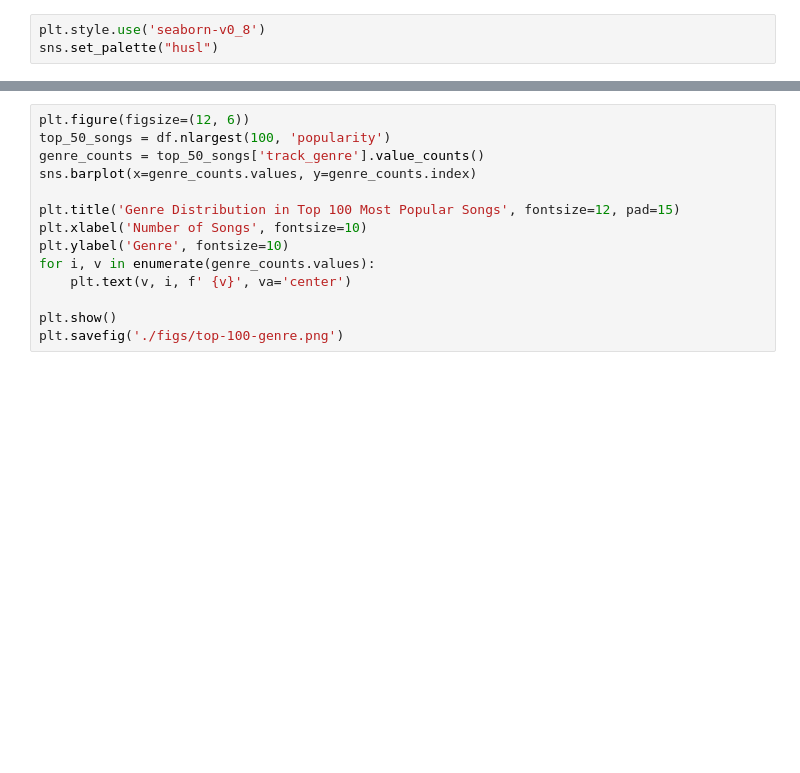
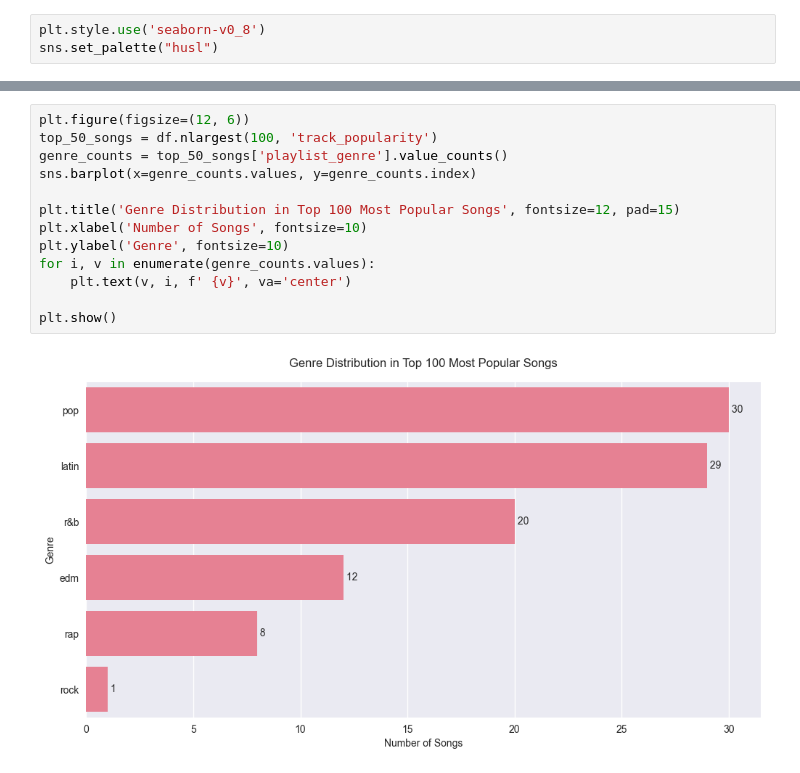
Before and after one commit to manjushettar/final, a Jupyter notebook: data_eng/data_analysis.ipynb, the cells around one changed output, grey strips where cells are left out. Drawn from its saved outputs; the diff is of its cells as text; blank space fills up the shorter version.

```diff
--- a/data_eng/data_analysis.ipynb
+++ b/data_eng/data_analysis.ipynb
@@ -59,15 +91,16 @@ plt.savefig('./figs/genre-energy-vs-danceability.png')
 # %%
 plt.figure(figsize=(12, 6))
-top_50_songs = df.nlargest(100, 'popularity')
-genre_counts = top_50_songs['track_genre'].value_counts()
+top_50_songs = df.nlargest(100, 'track_popularity')
+genre_counts = top_50_songs['playlist_genre'].value_counts()
 sns.barplot(x=genre_counts.values, y=genre_counts.index)
 
 plt.title('Genre Distribution in Top 100 Most Popular Songs', fontsize=12, pad=15)
 plt.xlabel('Number of Songs', fontsize=10)
 plt.ylabel('Genre', fontsize=10)
 for i, v in enumerate(genre_counts.values):
     plt.text(v, i, f' {v}', va='center')
 
 plt.show()
-plt.savefig('./figs/top-100-genre.png')
+# %% [output]
+[figure, added]
 # %%
```
Also changed, not shown: parts of 12 cells of this notebook.
